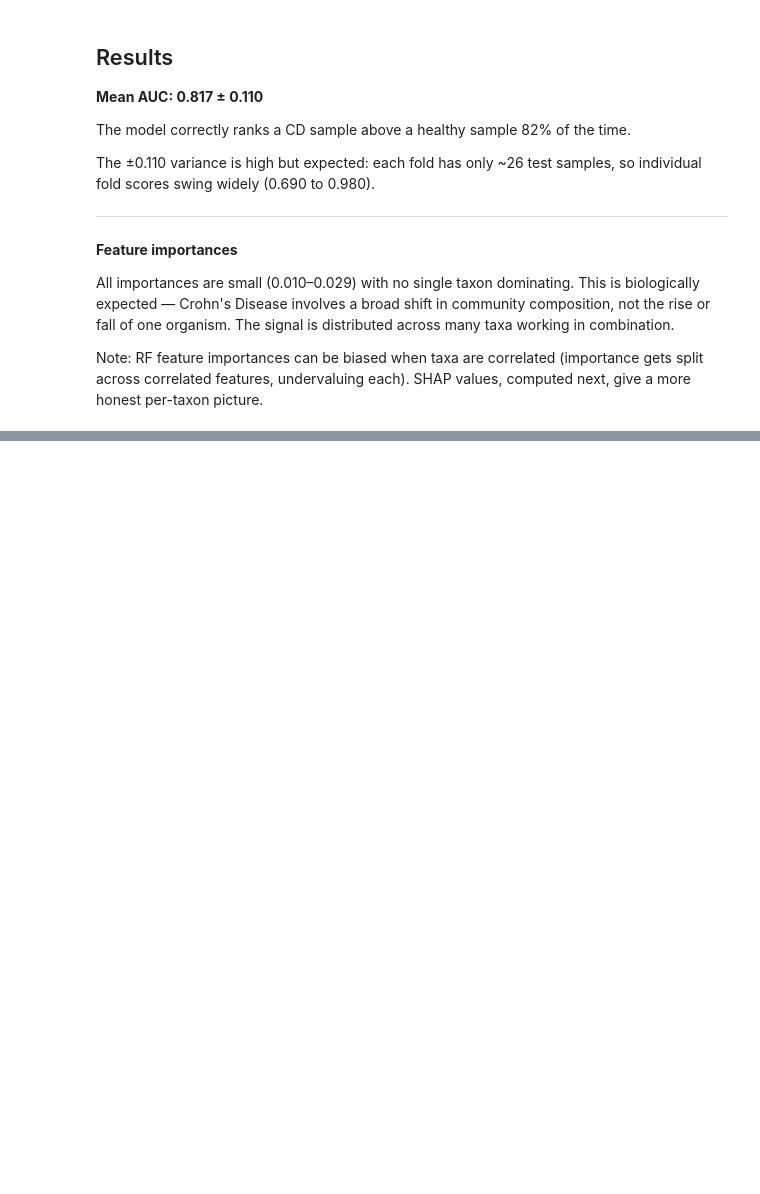
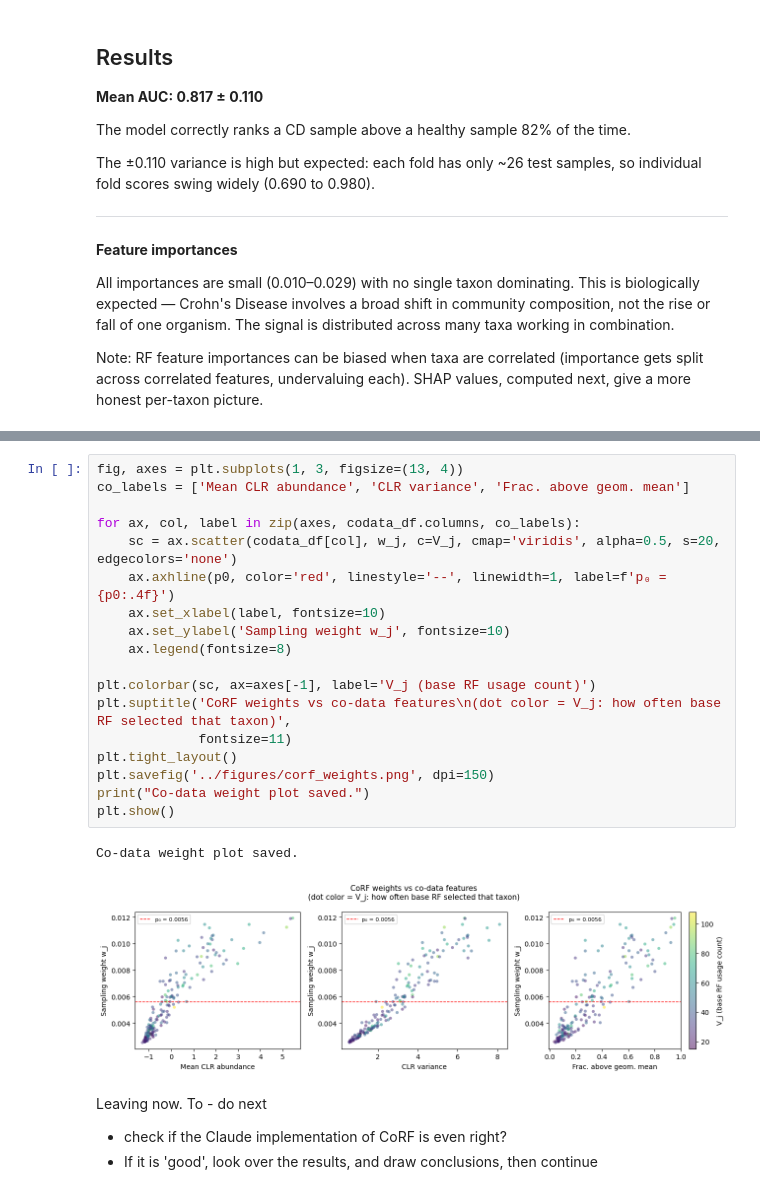
Before and after one commit to liamcampbell-png/crohns-microbiome-ml, a Jupyter notebook: notebooks/01_exploration.ipynb, the cells around one changed output, grey strips where cells are left out. Drawn from its saved outputs; the diff is of its cells as text; blank space fills up the shorter version.

```diff
--- a/notebooks/01_exploration.ipynb
+++ b/notebooks/01_exploration.ipynb
@@ -272,0 +395,25 @@ Note: RF feature importances can be biased when taxa are correlated (importance
+# %%
+fig, axes = plt.subplots(1, 3, figsize=(13, 4))
+co_labels = ['Mean CLR abundance', 'CLR variance', 'Frac. above geom. mean']
+
+for ax, col, label in zip(axes, codata_df.columns, co_labels):
+    sc = ax.scatter(codata_df[col], w_j, c=V_j, cmap='viridis', alpha=0.5, s=20, edgecolors='none')
+    ax.axhline(p0, color='red', linestyle='--', linewidth=1, label=f'p₀ = {p0:.4f}')
+    ax.set_xlabel(label, fontsize=10)
+    ax.set_ylabel('Sampling weight w_j', fontsize=10)
+    ax.legend(fontsize=8)
+
+plt.colorbar(sc, ax=axes[-1], label='V_j (base RF usage count)')
+plt.suptitle('CoRF weights vs co-data features\n(dot color = V_j: how often base RF selected that taxon)',
+             fontsize=11)
+plt.tight_layout()
+plt.savefig('../figures/corf_weights.png', dpi=150)
+print("Co-data weight plot saved.")
+plt.show()
+# %% [output]
+Co-data weight plot saved.
+[figure, added]
+# %% [markdown]
+Leaving now. To - do next
+- check if the Claude implementation of CoRF is even right?
+- If it is 'good', look over the results, and draw conclusions, then continue
```
Also changed, not shown: parts of 15 cells of this notebook, 22 other files.
